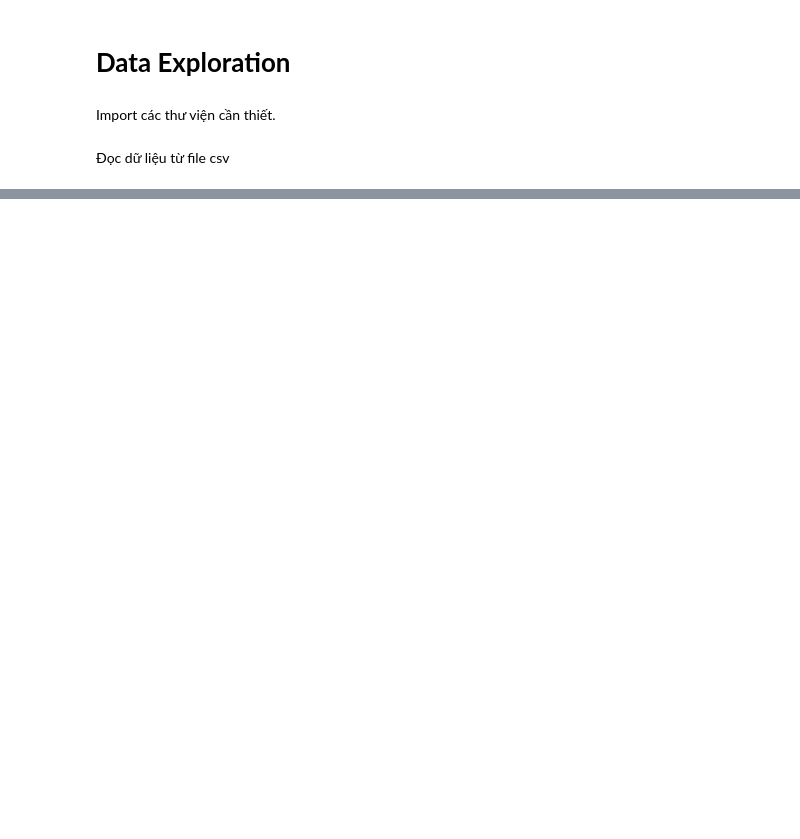
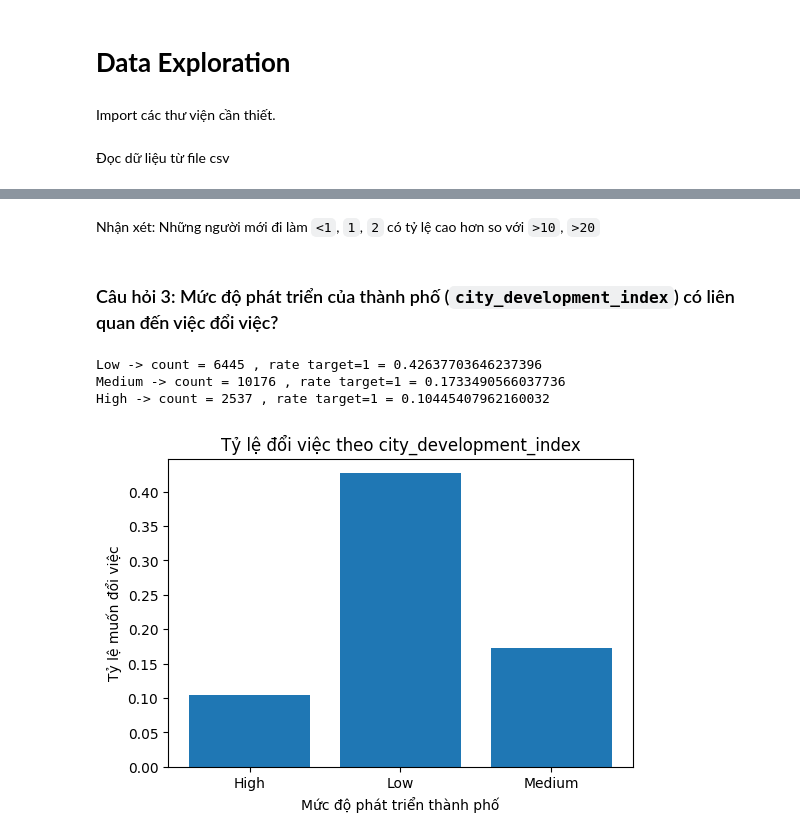
Before and after one commit to CrisNam77/jobchange-datascientists-analysis, a Jupyter notebook: notebooks/01_data_exploration.ipynb, the cells around one changed output, grey strips where cells are left out. Drawn from its saved outputs; the diff is of its cells as text; code cells hidden in the pictures; blank space fills up the shorter version.

```diff
--- a/notebooks/01_data_exploration.ipynb
+++ b/notebooks/01_data_exploration.ipynb
@@ -79,0 +226,39 @@ memory usage: 2.0+ MB
+# %% [markdown]
+Nhận xét: Những người mới đi làm `<1`, `1`, `2` có tỷ lệ cao hơn so với `>10`, `>20`
+# %% [markdown]
+### Câu hỏi 3: Mức độ phát triển của thành phố (`city_development_index`) có liên quan đến việc đổi việc?
+# %%
+city_dev = data_aug[:, col_names_list.index("city_development_index")].astype(float)
+y = target_col
+
+# chia thành 3 nhóm: Low / Medium / High
+q1, q2 = np.quantile(city_dev, [0.33, 0.66])
+
+def bucket_city(v):
+    if v <= q1:
+        return "Low"
+    elif v <= q2:
+        return "Medium"
+    else:
+        return "High"
+
+buckets = np.array([bucket_city(v) for v in city_dev])
+
+for g in ["Low", "Medium", "High"]:
+    mask = buckets == g
+    print(g, "-> count =", mask.sum(), ", rate target=1 =", y[mask].mean())
+
+uniq = np.unique(buckets)
+rates = [y[buckets == u].mean() for u in uniq]
+
+plt.figure(figsize=(6, 4))
+plt.bar(uniq, rates)
+plt.xlabel("Mức độ phát triển thành phố")
+plt.ylabel("Tỷ lệ muốn đổi việc")
+plt.title("Tỷ lệ đổi việc theo city_development_index")
+plt.show()
+# %% [output]
+Low -> count = 6445 , rate target=1 = 0.42637703646237396
+Medium -> count = 10176 , rate target=1 = 0.1733490566037736
+High -> count = 2537 , rate target=1 = 0.10445407962160032
+[figure, added]
```
Also changed, not shown: parts of 38 cells of this notebook, 9 other files.
